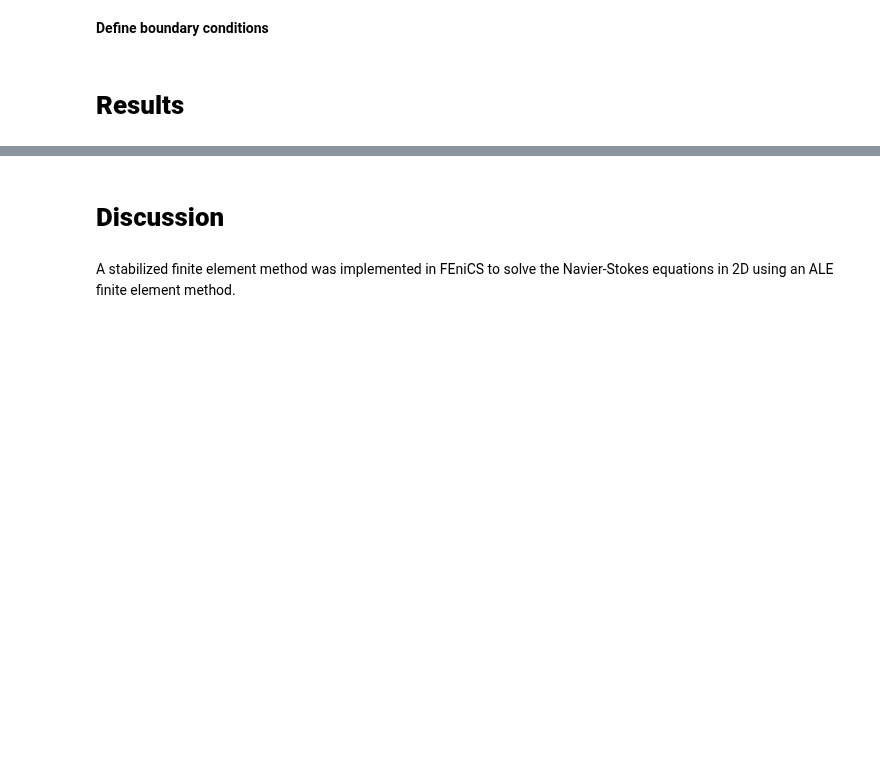
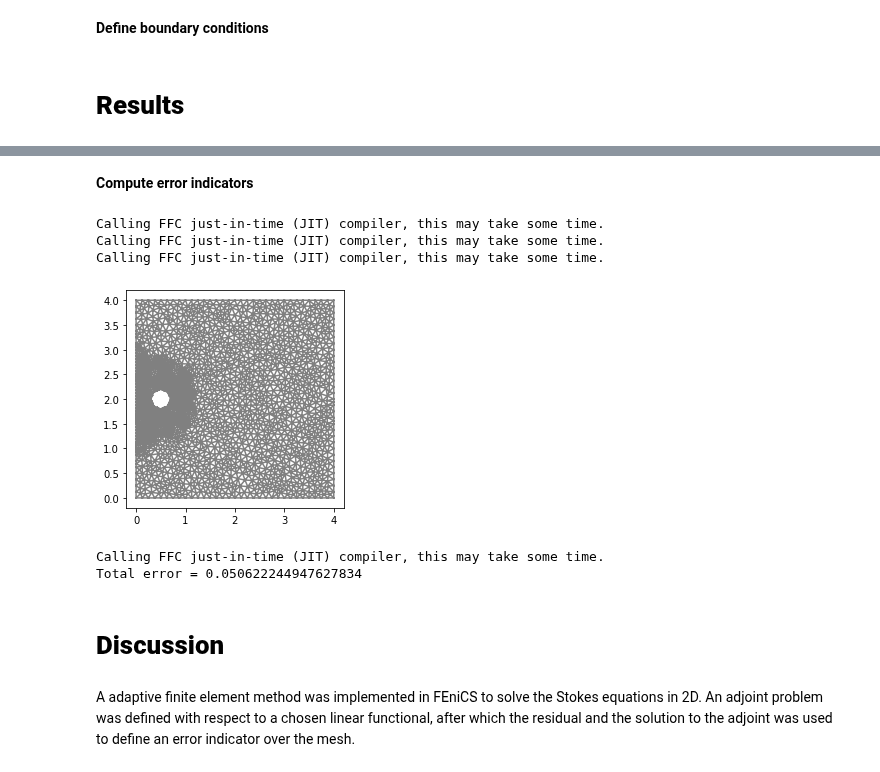
Before and after one commit to johanhoffman/DD2365_VT22, a Jupyter notebook: Lab3/notanumber_lab3.ipynb, the cells around one changed output, grey strips where cells are left out. Drawn from its saved outputs; the diff is of its cells as text; code cells hidden in the pictures; blank space fills up the shorter version.

```diff
--- a/Lab3/notanumber_lab3.ipynb
+++ b/Lab3/notanumber_lab3.ipynb
@@ -240,2 +227,14 @@ ds = Measure('ds', domain=mesh, subdomain_data=boundaries)
+# %%
+# Examples of inflow and outflow conditions
+XMIN = 0.0; XMAX = L
+YMIN = 0.0; YMAX = H
+uin = Expression(("4*(x[1]*(YMAX-x[1]))/(YMAX*YMAX)", "0."), YMAX=YMAX, element = V.ufl_element())
+#pout = 0.0
+
+# Inflow boundary (ib), outflow boundary (ob), body boundary (bb) and wall boundary (wb)
+ib = Expression("near(x[0],XMIN) ? 1. : 0.", XMIN=XMIN, element = Q.ufl_element())
+ob = Expression("near(x[0],XMAX) ? 1. : 0.", XMAX=XMAX, element = Q.ufl_element())
+wb = Expression("near(x[1],YMIN) || near(x[1],YMAX) ? 1. : 0.", YMIN=YMIN, YMAX=YMAX, element = Q.ufl_element())
+bb = Expression("x[0] > XMIN + DOLFIN_EPS && x[0] < XMAX - DOLFIN_EPS && x[1] > YMIN + DOLFIN_EPS && x[1] < YMAX - DOLFIN_EPS ? 1. : 0.", XMIN=XMIN, XMAX=XMAX, YMIN=YMIN, YMAX=YMAX, element = Q.ufl_element())
 # %% [markdown]
 # **Results**
@@ -439,4 +342,46 @@ Time t = 3.022665674238231
+# %% [markdown]
+**Compute error indicators**
+# %%
+# Define function space over the elements of the mesh
+WDG = FunctionSpace(W.mesh(), "DG", 0)
+elm = TestFunction(WDG)
+err_ind = Function(WDG)
+
+# Compute local error indicators over the cells of the mesh
+local_error = ( elm*inner(f, phi)*dx + elm*p*div(phi)*dx - elm*inner(grad(u), grad(phi))*dx - elm*div(u)*theta*dx )
+err_ind.vector()[:] = assemble(local_error)
+err_ind_abs = np.abs(err_ind.vector())
+err_ind_mean = err_ind_abs.sum()/err_ind.vector().size()
+
+# Local mesh refinement (specified by a cell marker)
+no_levels = 1
+for i in range(0,no_levels):
+  cell_marker = MeshFunction("bool", mesh, mesh.topology().dim())
+  for c in cells(mesh):
+    cell_marker[c] = False
+    local_error_cell = err_ind_abs[c.index()]
+    if local_error_cell > err_ind_mean:
+        cell_marker[c] = True
+  mesh = refine(mesh, cell_marker)
+
+plt.figure()
+plot(mesh)
+plt.show()
+
+err_ind_sum = ( inner(f, phi)*dx + p*div(phi)*dx - inner(grad(u), grad(phi))*dx - div(u)*theta*dx -
+               gamma*(ib*inner(u - uin, phi) + wb*inner(u, phi) + bb*inner(u, phi))*ds )
+
+tot_err = assemble(err_ind_sum)
+s = 'Total error = ' + repr(tot_err)
+print(s)
+# %% [output]
+Calling FFC just-in-time (JIT) compiler, this may take some time.
+Calling FFC just-in-time (JIT) compiler, this may take some time.
+Calling FFC just-in-time (JIT) compiler, this may take some time.
+[figure, added]
+Calling FFC just-in-time (JIT) compiler, this may take some time.
+Total error = 0.050622244947627834
 # %% [markdown]
 # **Discussion**
 # %% [markdown]
-A stabilized finite element method was implemented in FEniCS to solve the Navier-Stokes equations in 2D using an ALE finite element method.
+A adaptive finite element method was implemented in FEniCS to solve the Stokes equations in 2D. An adjoint problem was defined with respect to a chosen linear functional, after which the residual and the solution to the adjoint was used to define an error indicator over the mesh.
```
Also changed, not shown: parts of 24 cells of this notebook.
